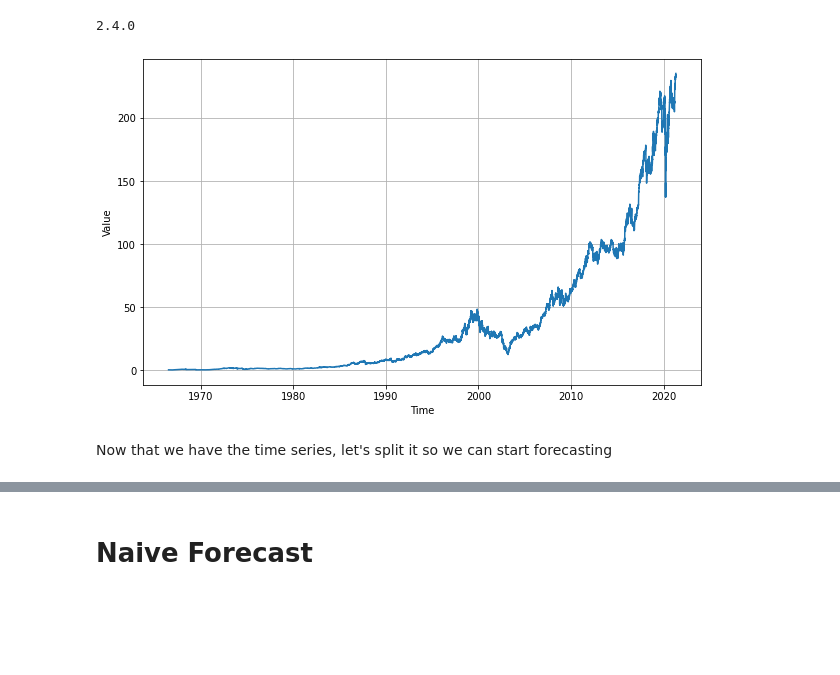
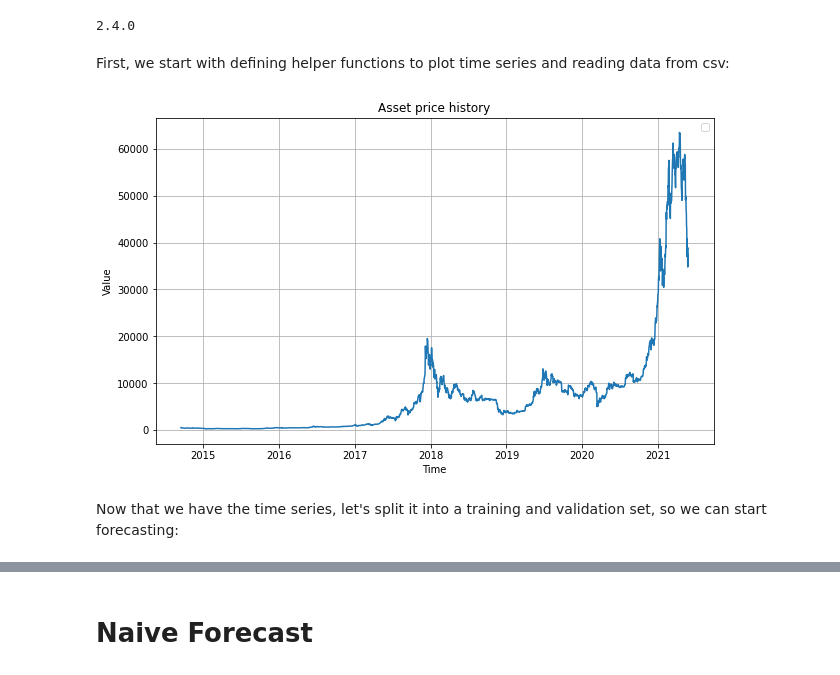
Before and after one commit to lazysasha/assets-price-prediction, a Jupyter notebook: naive/basic_course_draft.ipynb, the cells around one changed output, grey strips where cells are left out. Saved outputs shown, nothing was run; the diff lists cells and outputs as text; code cells hidden in the pictures; blank space fills up the shorter version.

Commit message:
Created the first version of NN part of the workshop: exercises + answers

```diff
--- a/naive/basic_course_draft.ipynb
+++ b/naive/basic_course_draft.ipynb
@@ -15,51 +3,51 @@ import tensorflow as tf
 print(tf.__version__)
 # %% [output]
 2.4.0
+# %% [markdown]
+First, we start with defining helper functions to plot time series and reading data from csv:
 # %%
 import csv
 from datetime import datetime, timedelta
 import numpy as np
 import matplotlib.pyplot as plt
-import tensorflow as tf
 from tensorflow import keras
 
-def plot_series(time, series, format="-", start=0, end=None):
+def plot_series(time, series, format="-", start=0, end=None, title="Asset price history", legend=[]):
     plt.plot(time[start:end], series[start:end], format)
+    plt.title(title)
     plt.xlabel("Time")
     plt.ylabel("Value")
+    plt.legend(legend)
     plt.grid(True)
+#
+# def plot_series_all(time, data, title='Asset price', xlabel='year', ylabel='price'):
+#     plt.plot(time, data)
+#     plt.title(title, fontsize=20)
+#     plt.xlabel(xlabel, fontsize=15)
+#     plt.ylabel(ylabel, fontsize=15)
+#     plt.show()
 
-def plot_series_all(time, data, title='Bitcoin price', xlabel='year', ylabel='price'):
-    plt.plot(time, data)
-    plt.title(title, fontsize=20)
-    plt.xlabel(xlabel, fontsize=15)
-    plt.ylabel(ylabel, fontsize=15)
-    plt.show()
-
-def read_data(filepath='../data/MCD-USD.csv'):
+def read_data(filepath='../data/BTC-USD.csv'):
     DATE_FORMAT = "%Y-%m-%d"
     time_step = []
     prices = []
     with open(filepath) as csvfile:
         reader = csv.reader(csvfile, delimiter=',')
         next(reader) # skip header
         for row in reader:
             if row[4] != 'null':
                 time_step.append(datetime.strptime(row[0], DATE_FORMAT).date())
                 prices.append(float(row[4]))
     return np.array(time_step), np.array(prices)
 
-
-
-
 # time = np.arange(4 * 365 + 1, dtype="float32")
 time, series = read_data()
 
 plt.figure(figsize=(10, 6))
 plot_series(time, series)
 plt.show()
 # %% [output]
-[figure, old version]
+[figure, new version]
 # %% [markdown]
-Now that we have the time series, let's split it so we can start forecasting
+Now that we have the time series, let's split it into a training and validation set, so we can start forecasting:
 # %%
```
Also changed, not shown: parts of 12 cells of this notebook, 7 other files.
